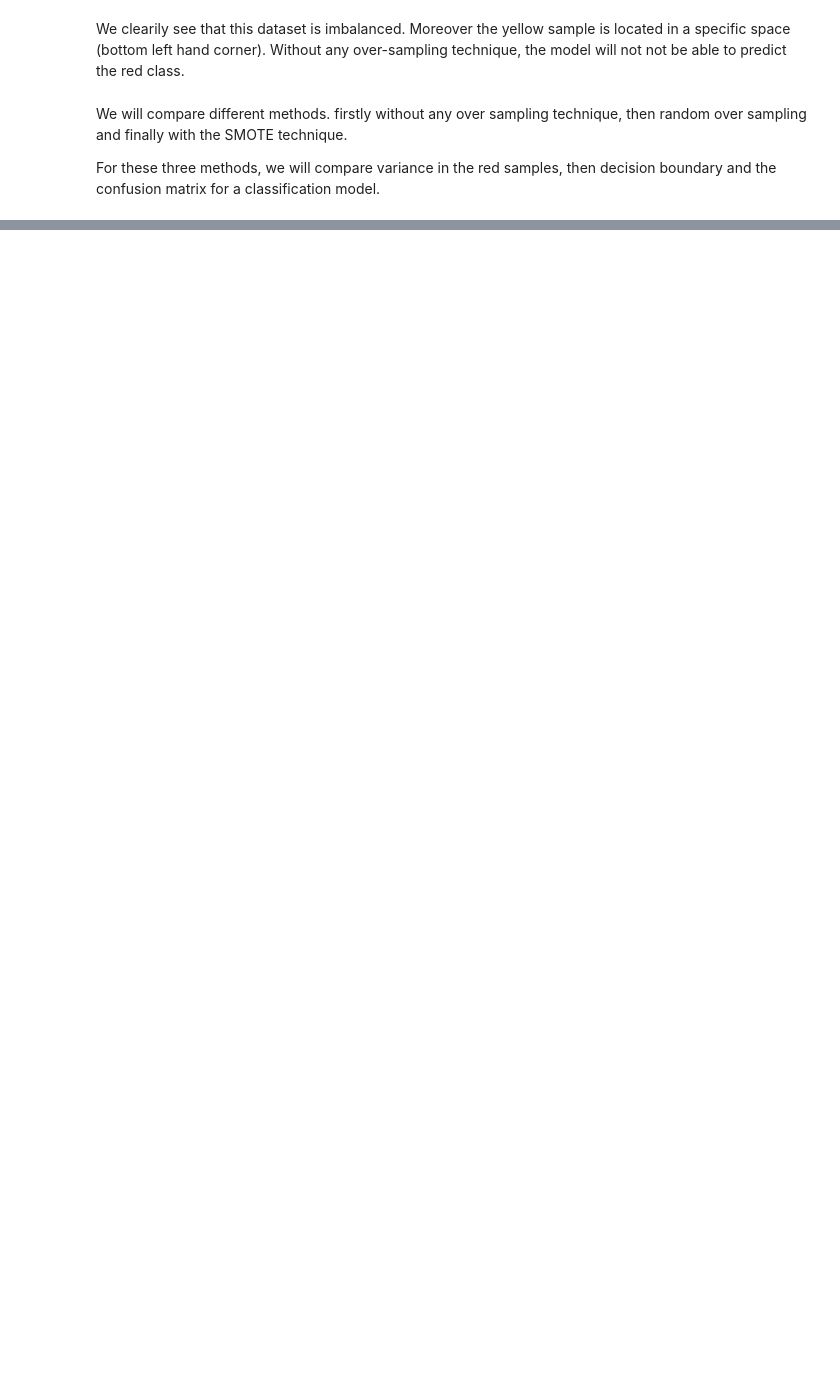
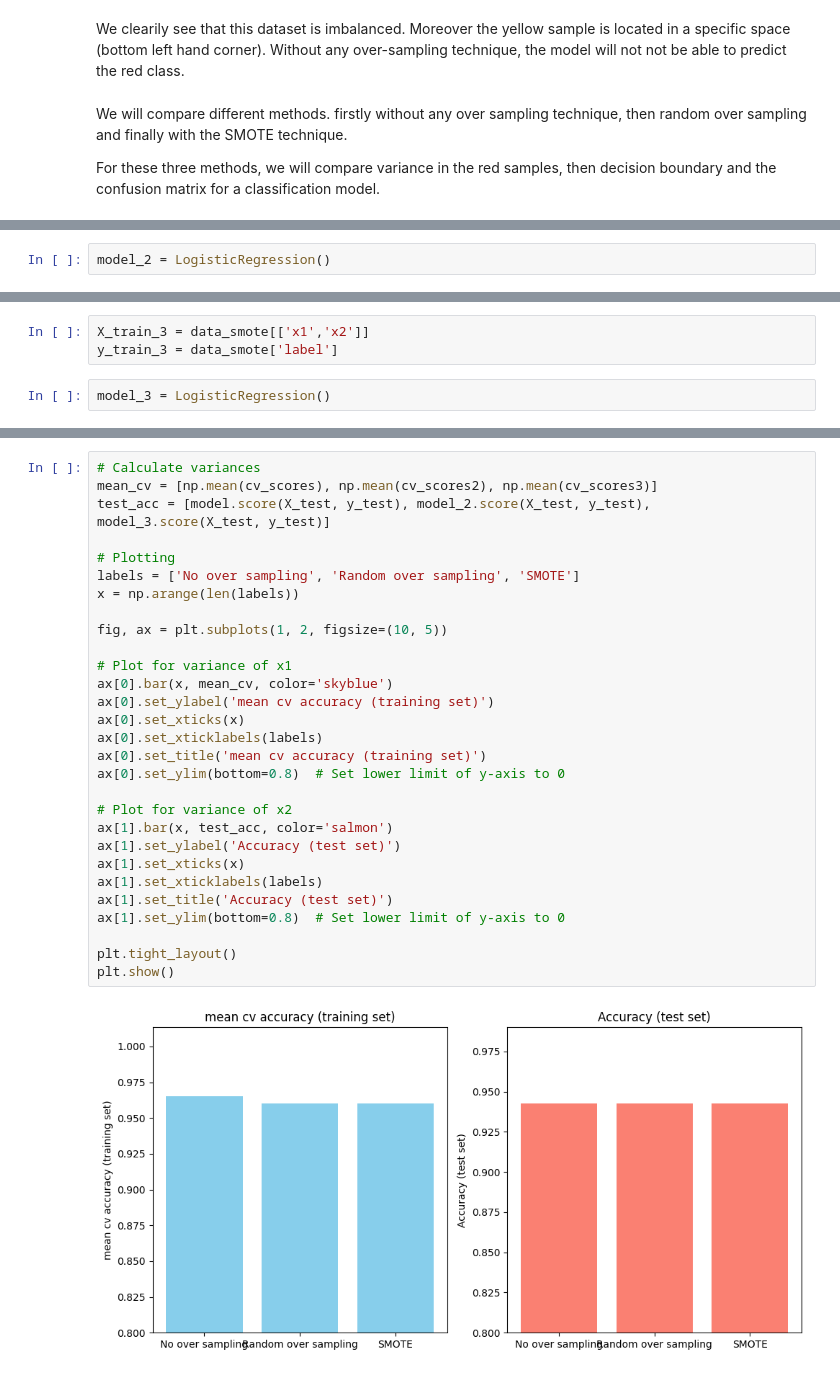
Before and after one commit to nyse31xjs/SMOTE, a Jupyter notebook: Algorithm.ipynb, the cells around one changed output, grey strips where cells are left out. Saved outputs shown, nothing was run; the diff lists cells and outputs as text; blank space fills up the shorter version.

```diff
--- a/Algorithm.ipynb
+++ b/Algorithm.ipynb
@@ -100,0 +174,2 @@ minority_class[['x1','x2']].cov()
+# %%
+model_2 = LogisticRegression()
@@ -100,0 +195,5 @@ minority_class[['x1','x2']].cov()
+# %%
+X_train_3 = data_smote[['x1','x2']]
+y_train_3 = data_smote['label']
+# %%
+model_3 = LogisticRegression()
@@ -100,0 +217,31 @@ minority_class[['x1','x2']].cov()
+# %%
+# Calculate variances
+mean_cv = [np.mean(cv_scores), np.mean(cv_scores2), np.mean(cv_scores3)]
+test_acc = [model.score(X_test, y_test), model_2.score(X_test, y_test), model_3.score(X_test, y_test)]
+
+# Plotting
+labels = ['No over sampling', 'Random over sampling', 'SMOTE']
+x = np.arange(len(labels))
+
+fig, ax = plt.subplots(1, 2, figsize=(10, 5))
+
+# Plot for variance of x1
+ax[0].bar(x, mean_cv, color='skyblue')
+ax[0].set_ylabel('mean cv accuracy (training set)')
+ax[0].set_xticks(x)
+ax[0].set_xticklabels(labels)
+ax[0].set_title('mean cv accuracy (training set)')
+ax[0].set_ylim(bottom=0.8)  # Set lower limit of y-axis to 0
+
+# Plot for variance of x2
+ax[1].bar(x, test_acc, color='salmon')
+ax[1].set_ylabel('Accuracy (test set)')
+ax[1].set_xticks(x)
+ax[1].set_xticklabels(labels)
+ax[1].set_title('Accuracy (test set)')
+ax[1].set_ylim(bottom=0.8)  # Set lower limit of y-axis to 0
+
+plt.tight_layout()
+plt.show()
+# %% [output]
+[figure, added]
```
Also changed, not shown: parts of 59 cells of this notebook.
